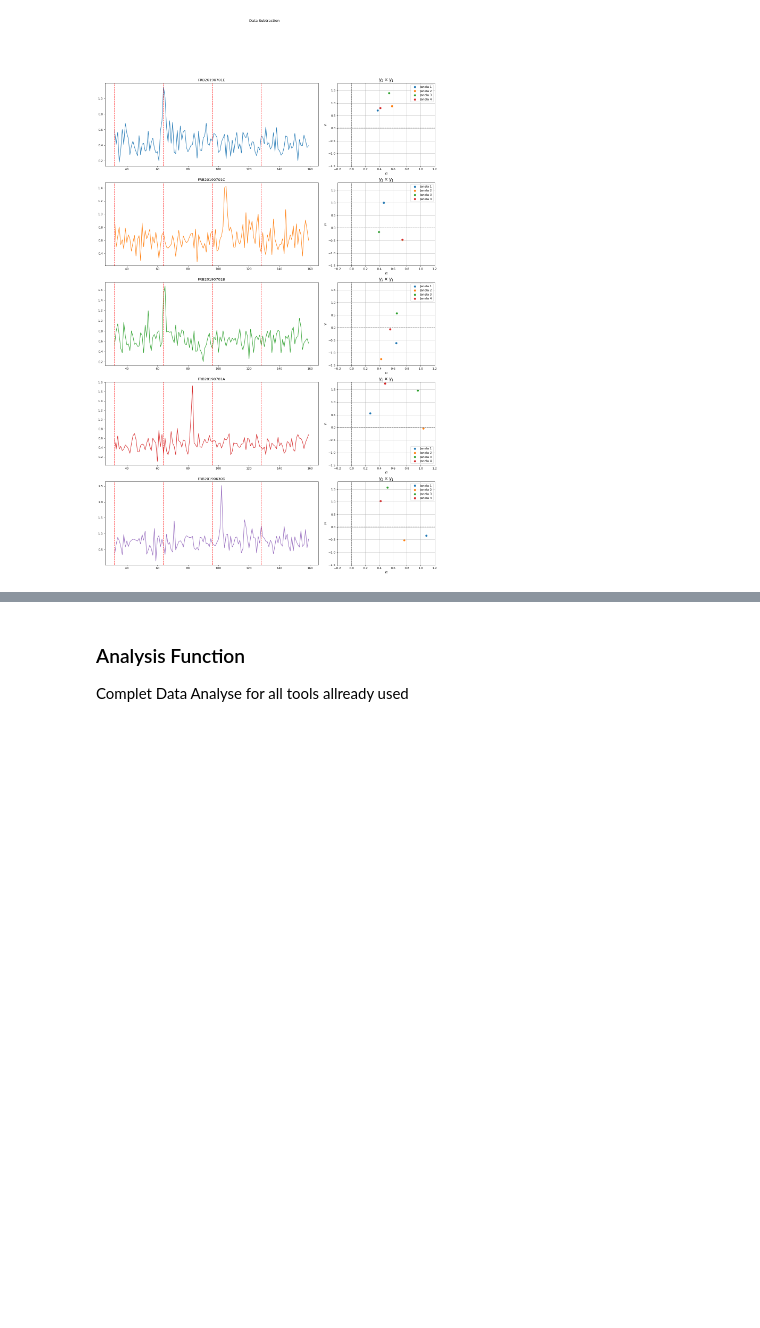
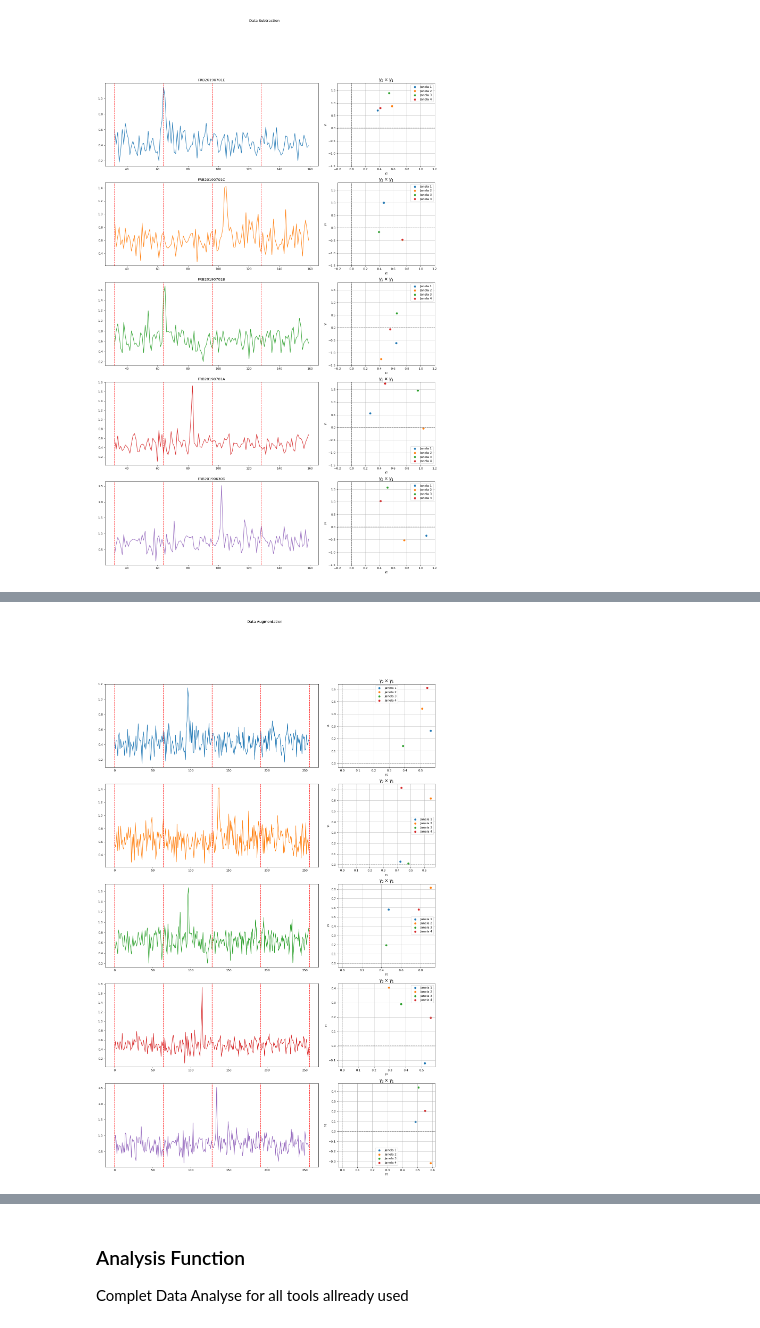
Before and after one commit to barauna-lo/Computational_Statistics, a Jupyter notebook: CAP417_FINAL_PROJECT.ipynb, the cells around one changed output, grey strips where cells are left out. Cells and saved outputs as stored; diff of their text form; code cells hidden in the pictures; blank space fills up the shorter version.

```diff
--- a/CAP417_FINAL_PROJECT.ipynb
+++ b/CAP417_FINAL_PROJECT.ipynb
@@ -491,0 +492,92 @@ Shape of new dataframes - (32, 5) , (32, 5)
+# %%
+df = df_aug
+# PRECISA SER AUTOMATIZADO
+window = int(len(df)/4)
+# splitting dataframe by row index
+
+
+
+df_1 = df.iloc[0*window:1*window,:]
+df_2 = df.iloc[1*window:2*window,:]
+df_3 = df.iloc[2*window:3*window,:]
+df_4 = df.iloc[3*window:4*window,:]
+# df_5 = df.iloc[4*window:5*window,:]
+# df_6 = df.iloc[5*window:6*window,:]
+# df_7 = df.iloc[6*window:7*window,:]
+# df_8 = df.iloc[7*window:8*window,:]
+print("Shape of new dataframes - {} , {}".format(df_1.shape, df_2.shape))
+
+#Alocating new gamma1 and gamma2
+gamma1_win1,gamma1_win2,gamma1_win3,gamma1_win4= [],[],[],[]
+gamma2_win1,gamma2_win2,gamma2_win3,gamma2_win4 = [] , [] , [] , []
+dalpha_win1,dalpha_win2,dalpha_win3,dalpha_win4 = [] , [] , [] , []
+
+# gamma1_win5,gamma1_win6,gamma1_win7,gamma1_win8= [],[],[],[]
+# gamma2_win5,gamma2_win6,gamma2_win7,gamma2_win8 = [] , [] , [] , []
+# dalpha_win5,dalpha_win6,dalpha_win7,dalpha_win8 = [] , [] , [] , []
+
+
+
+
+for i in range(len(columns)):
+    gamma1_win1.append(specplus.gamma1(df_1[columns[i]])[2])
+    gamma1_win2.append(specplus.gamma1(df_2[columns[i]])[2])
+    gamma1_win3.append(specplus.gamma1(df_3[columns[i]])[2])
+    gamma1_win4.append(specplus.gamma1(df_4[columns[i]])[2])
+    # gamma1_win5.append(specplus.gamma1(df_5[columns[i]])[2])
+    # gamma1_win6.append(specplus.gamma1(df_6[columns[i]])[2])
+    # gamma1_win7.append(specplus.gamma1(df_7[columns[i]])[2])
+    # gamma1_win8.append(specplus.gamma1(df_8[columns[i]])[2])
+
+    gamma2_win1.append(mfdfa.gamma2(df_1[columns[i]])[0])
+    gamma2_win2.append(mfdfa.gamma2(df_2[columns[i]])[0])
+    gamma2_win3.append(mfdfa.gamma2(df_3[columns[i]])[0])
+    gamma2_win4.append(mfdfa.gamma2(df_4[columns[i]])[0])
+    # gamma2_win5.append(mfdfa.gamma2(df_5[columns[i]])[0])
+    # gamma2_win6.append(mfdfa.gamma2(df_6[columns[i]])[0])
+    # gamma2_win7.append(mfdfa.gamma2(df_7[columns[i]])[0])
+    # gamma2_win8.append(mfdfa.gamma2(df_8[columns[i]])[0])
+
+char_lines = len(columns)
+char_colum = 3
+figure(figsize=(20,6*char_lines),dpi=80)
+cor = ['C0','C1','C2','C3','C4','C5','C6','C7',]
+#i=0
+for i in range(char_lines):
+    plt.subplot(char_lines,char_colum,((3*i+1,3*i+2)))
+    plt.plot(df[columns[i]],color=cor[i])
+    plt.axvline(x=0*window,color='red',linestyle='--')
+    plt.axvline(x=1*window,color='red',linestyle='--')
+    plt.axvline(x=2*window,color='red',linestyle='--')
+    plt.axvline(x=3*window,color='red',linestyle='--')
+    plt.axvline(x=4*window,color='red',linestyle='--')
+    # plt.axvline(x=5*window,color='red',linestyle='--')
+    # plt.axvline(x=6*window,color='red',linestyle='--')
+    # plt.axvline(x=7*window,color='red',linestyle='--')
+    # plt.axvline(x=8*window,color='red',linestyle='--')
+    # plt.title(columns[i])
+
+    plt.subplot(char_lines,char_colum,(3*(i+1)))
+    plt.scatter(gamma2_win1[i],gamma1_win1[i],label='Janela 1')
+    plt.scatter(gamma2_win2[i],gamma1_win2[i],label='Janela 2')
+    plt.scatter(gamma2_win3[i],gamma1_win3[i],label='Janela 3')
+    plt.scatter(gamma2_win4[i],gamma1_win4[i],label='Janela 4')
+    # plt.scatter(gamma2_win5[i],gamma1_win5[i],label='Janela 5')
+    # plt.scatter(gamma2_win6[i],gamma1_win6[i],label='Janela 6')
+    # plt.scatter(gamma2_win7[i],gamma1_win7[i],label='Janela 7')
+    # plt.scatter(gamma2_win8[i],gamma1_win8[i],label='Janela 8')
+
+    plt.axhline(y = 0, color = 'gray', linestyle='--')
+    plt.axvline(x = 0, color = 'gray', linestyle='--')
+    plt.title(columns[i])
+    plt.grid()
+    plt.legend()
+    plt.xlabel(r'$\gamma_2$')
+    plt.ylabel(r'$\gamma_1$')
+    plt.title(r'$\gamma_2 \times \gamma_1$',size=15)
+    #plt.xlim(-0.2,1.2)
+    #plt.ylim(-1.5,1.8)
+
+plt.suptitle('Data Augmentation')
+plt.show()
+# %% [output]
@@ -492,3 +585,4 @@ Shape of new dataframes - (32, 5) , (32, 5)
+[figure, added]
 # %%
 
 markers = ['o', 'v', '^', '<', '>', '8', 's', 'p', '*', 'h', 'H', 'D', 'd', 'P', 'X']
```
Also changed, not shown: parts of 13 cells of this notebook.
